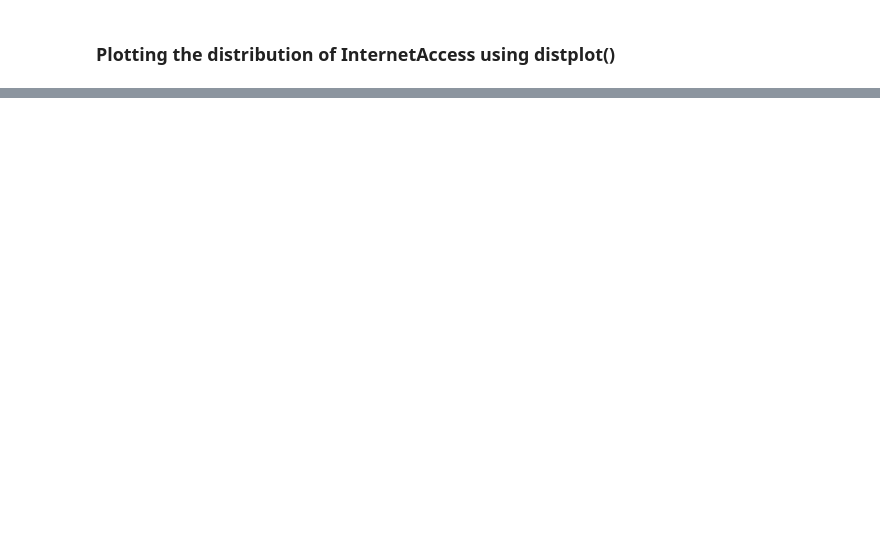
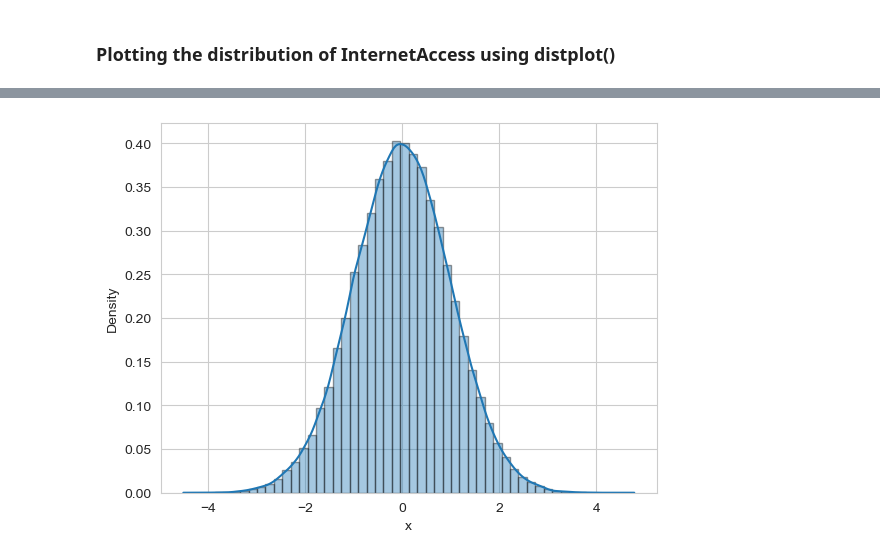
Before and after one commit to dhrub-git/ProgrammingForDataScience, a Jupyter notebook: Day3-Demographics Data Analysis-StudentFile.ipynb, the cells around one changed output, grey strips where cells are left out. Drawn from its saved outputs; the diff is of its cells as text; code cells hidden in the pictures; blank space fills up the shorter version.

```diff
--- a/Day3-Demographics Data Analysis-StudentFile.ipynb
+++ b/Day3-Demographics Data Analysis-StudentFile.ipynb
@@ -78,4 +88,6 @@ def distribution(sample_size):
     sns.distplot(df.x, hist_kws={"edgecolor":"black"})
     plt.show()
 # %%
-distribution(sample_size=10)
+distribution(sample_size=100000)
+# %% [output]
+[figure, added]
```
Also changed, not shown: parts of 6 cells of this notebook, 3 other files.
